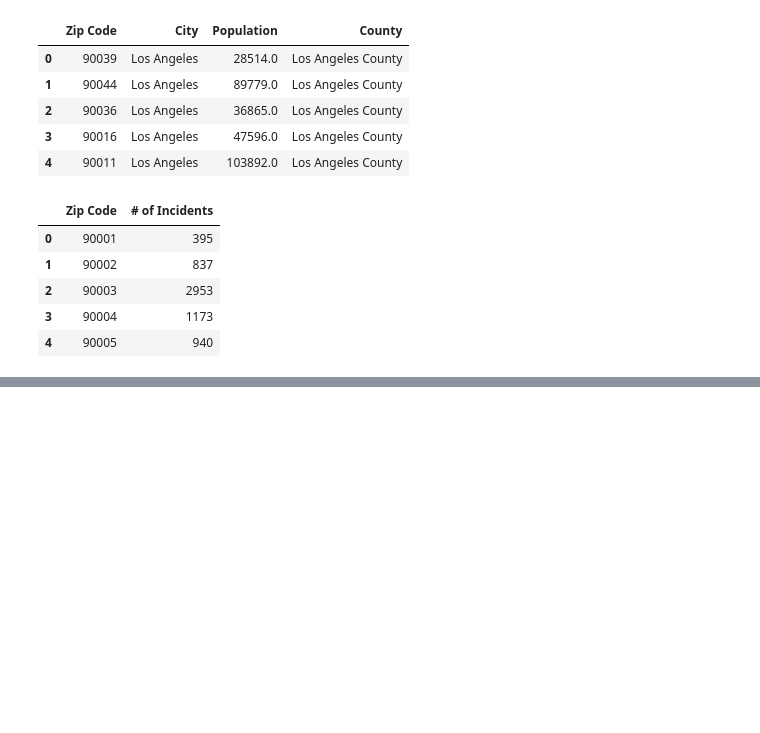
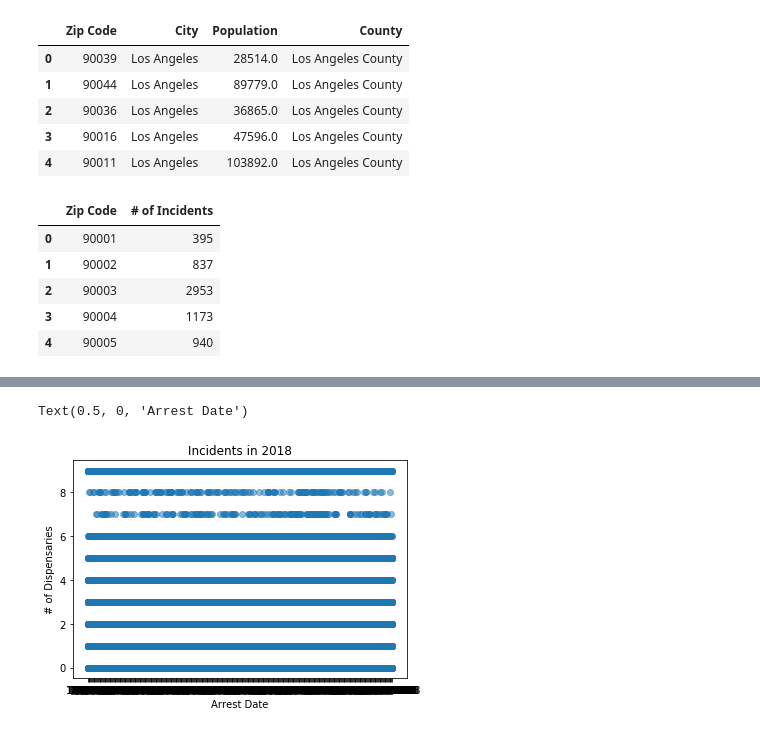
Before and after one commit to omkarkameshiyer/TeamBB4Project, a Jupyter notebook: Crime_Analysis.ipynb, the cells around one changed output, grey strips where cells are left out. Cells and saved outputs as stored; diff of their text form; code cells hidden in the pictures; blank space fills up the shorter version.

```diff
--- a/Crime_Analysis.ipynb
+++ b/Crime_Analysis.ipynb
@@ -110,0 +147,10 @@ City_Crime_Final
+# %%
+crimedf_clean_2 = pd.merge(crimedf_clean, Dispendary_by_Zip_Clean, on='Zip Code',how='left').fillna('0')
+# %%
+plt.scatter(crimedf_clean_2['Arrest Date'],crimedf_clean_2['# of Dispensaries'],alpha =.5)
+plt.title('Incidents in 2018')
+plt.ylabel('# of Dispensaries')
+plt.xlabel('Arrest Date')
+# %% [output]
+Text(0.5, 0, 'Arrest Date')
+[figure, added]
```
Also changed, not shown: parts of 7 cells of this notebook, 1 other file.
